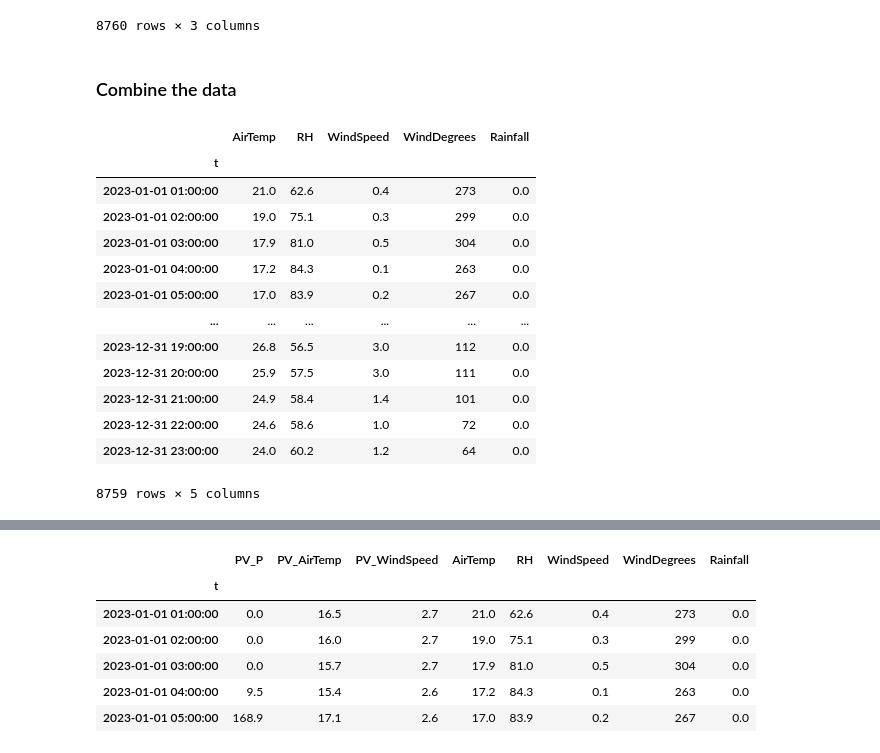
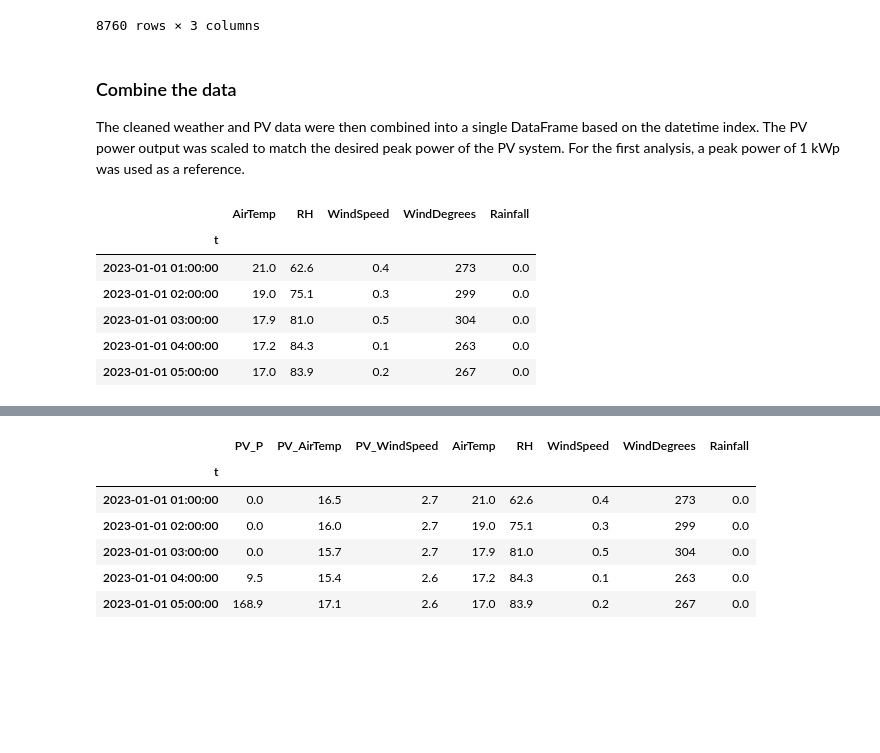
Before and after one commit to ThoAus/pv_water_project, a Jupyter notebook: 01_weather_data.ipynb, the cells around one changed output, grey strips where cells are left out. Cells and saved outputs as stored; diff of their text form; code cells hidden in the pictures; blank space fills up the shorter version.

```diff
--- a/01_weather_data.ipynb
+++ b/01_weather_data.ipynb
@@ -172,21 +194,16 @@ df_pv
 8760 rows × 3 columns
 # %% [markdown]
 ### Combine the data
+
+The cleaned weather and PV data were then combined into a single DataFrame based on the datetime index. The PV power output was scaled to match the desired peak power of the PV system. For the first analysis, a peak power of 1 kWp was used as a reference.
 # %%
-df_weather
+df_weather.head()
 # %% [output]
 |  | AirTemp | RH | WindSpeed | WindDegrees | Rainfall |
 | t |  |  |  |  |  |
 | 2023-01-01 01:00:00 | 21.0 | 62.6 | 0.4 | 273 | 0.0 |
 | 2023-01-01 02:00:00 | 19.0 | 75.1 | 0.3 | 299 | 0.0 |
 | 2023-01-01 03:00:00 | 17.9 | 81.0 | 0.5 | 304 | 0.0 |
 | 2023-01-01 04:00:00 | 17.2 | 84.3 | 0.1 | 263 | 0.0 |
 | 2023-01-01 05:00:00 | 17.0 | 83.9 | 0.2 | 267 | 0.0 |
-| ... | ... | ... | ... | ... | ... |
-| 2023-12-31 19:00:00 | 26.8 | 56.5 | 3.0 | 112 | 0.0 |
-| 2023-12-31 20:00:00 | 25.9 | 57.5 | 3.0 | 111 | 0.0 |
-| 2023-12-31 21:00:00 | 24.9 | 58.4 | 1.4 | 101 | 0.0 |
-| 2023-12-31 22:00:00 | 24.6 | 58.6 | 1.0 | 72 | 0.0 |
-| 2023-12-31 23:00:00 | 24.0 | 60.2 | 1.2 | 64 | 0.0 |
-8759 rows × 5 columns
 # %%
```
Also changed, not shown: parts of 16 cells of this notebook, 4 other files.
